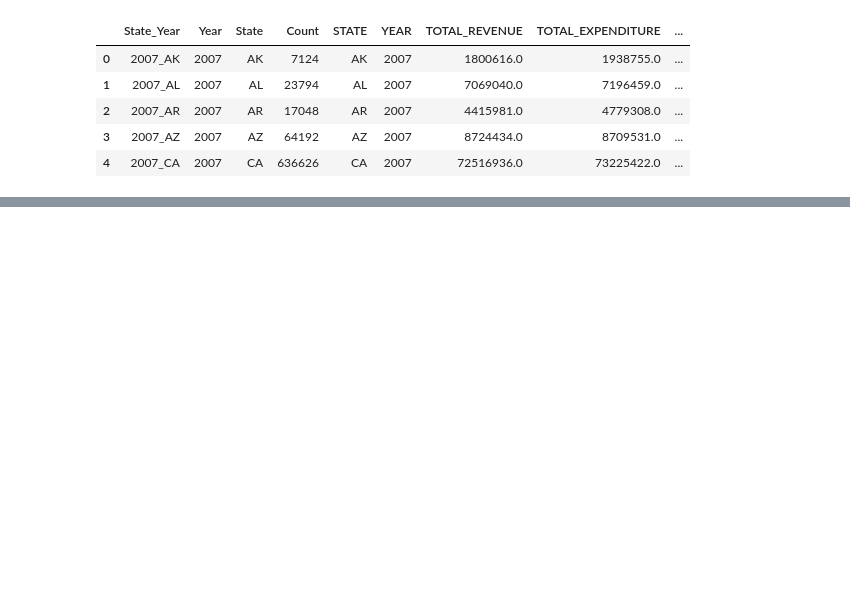
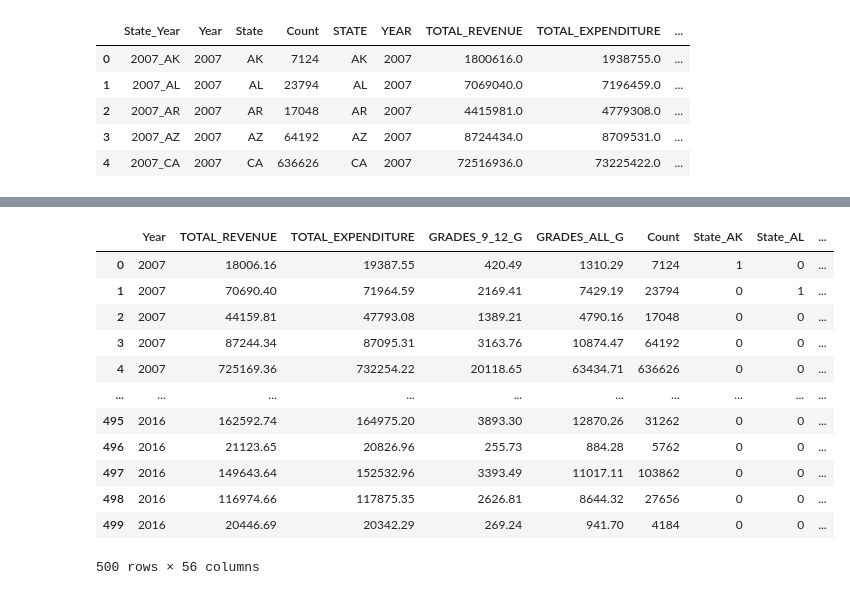
Before and after one commit to kimcheese33/final_project, a Jupyter notebook: Machine Learning/preprocess_data.ipynb, the cells around one changed output, grey strips where cells are left out. Saved outputs shown, nothing was run; the diff lists cells and outputs as text; code cells hidden in the pictures; blank space fills up the shorter version.

```diff
--- a/Machine Learning/preprocess_data.ipynb
+++ b/Machine Learning/preprocess_data.ipynb
@@ -166,2 +175,26 @@ merged_df.head()
+# %%
+#scale columns
+def scale(val):
+    return val/100
+
+merged_encoded_df['TOTAL_REVENUE'] = merged_encoded_df['TOTAL_REVENUE'].apply(scale)
+merged_encoded_df['TOTAL_EXPENDITURE'] = merged_encoded_df['TOTAL_EXPENDITURE'].apply(scale)
+merged_encoded_df['GRADES_9_12_G'] = merged_encoded_df['GRADES_9_12_G'].apply(scale)
+merged_encoded_df['GRADES_ALL_G'] = merged_encoded_df['GRADES_ALL_G'].apply(scale)
+merged_encoded_df
+# %% [output]
+|  | Year | TOTAL_REVENUE | TOTAL_EXPENDITURE | GRADES_9_12_G | GRADES_ALL_G | Count | State_AK | State_AL | ... |
+| 0 | 2007 | 18006.16 | 19387.55 | 420.49 | 1310.29 | 7124 | 1 | 0 | ... |
+| 1 | 2007 | 70690.40 | 71964.59 | 2169.41 | 7429.19 | 23794 | 0 | 1 | ... |
+| 2 | 2007 | 44159.81 | 47793.08 | 1389.21 | 4790.16 | 17048 | 0 | 0 | ... |
+| 3 | 2007 | 87244.34 | 87095.31 | 3163.76 | 10874.47 | 64192 | 0 | 0 | ... |
+| 4 | 2007 | 725169.36 | 732254.22 | 20118.65 | 63434.71 | 636626 | 0 | 0 | ... |
+| ... | ... | ... | ... | ... | ... | ... | ... | ... | ... |
+| 495 | 2016 | 162592.74 | 164975.20 | 3893.30 | 12870.26 | 31262 | 0 | 0 | ... |
+| 496 | 2016 | 21123.65 | 20826.96 | 255.73 | 884.28 | 5762 | 0 | 0 | ... |
+| 497 | 2016 | 149643.64 | 152532.96 | 3393.49 | 11017.11 | 103862 | 0 | 0 | ... |
+| 498 | 2016 | 116974.66 | 117875.35 | 2626.81 | 8644.32 | 27656 | 0 | 0 | ... |
+| 499 | 2016 | 20446.69 | 20342.29 | 269.24 | 941.70 | 4184 | 0 | 0 | ... |
+500 rows × 56 columns
 # %%
 #export preprocessed data
```
Also changed, not shown: parts of 7 cells of this notebook, 3 other files.
